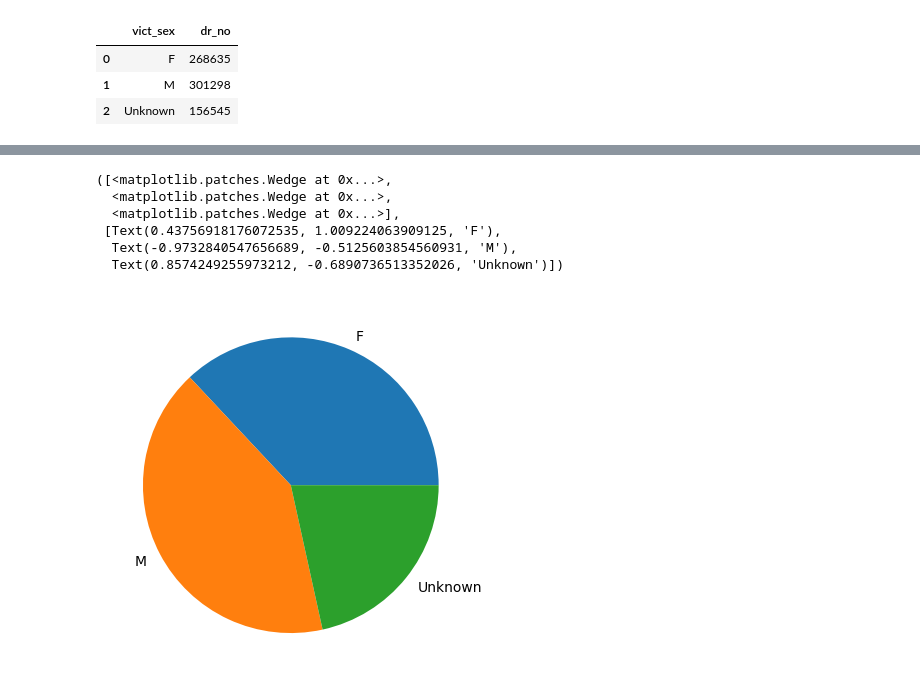
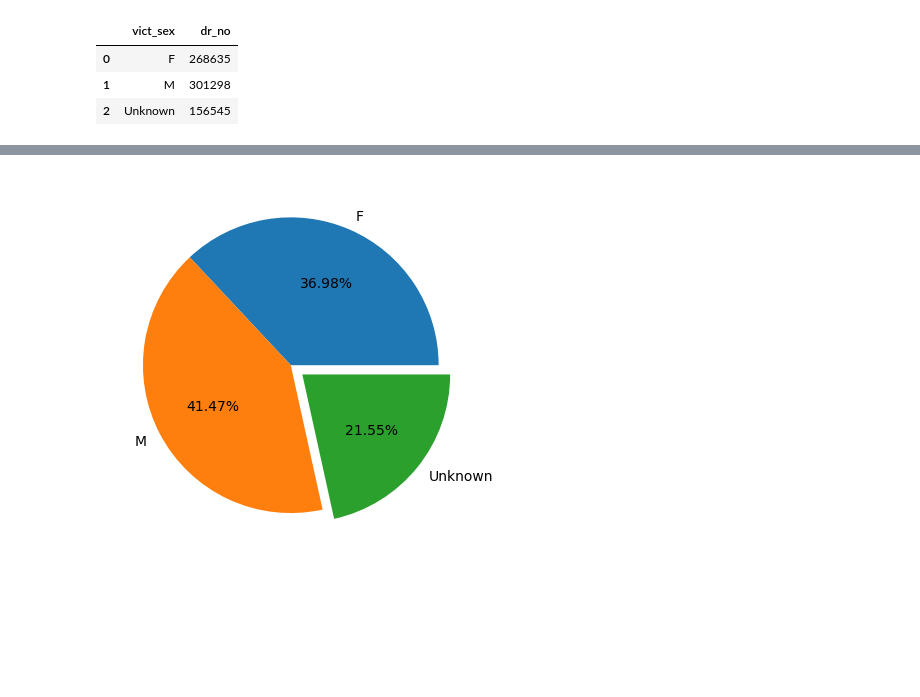
Before and after one commit to avsngh-git/Exploratory-Data-Analysis-Crime-Data, a Jupyter notebook: LA_crime_EDA.ipynb, the cells around one changed output, grey strips where cells are left out. Drawn from its saved outputs; the diff is of its cells as text; code cells hidden in the pictures; blank space fills up the shorter version.

Commit message:
some visualisations

```diff
--- a/LA_crime_EDA.ipynb
+++ b/LA_crime_EDA.ipynb
@@ -339,12 +339,7 @@ fig.show()
 # %%
 # create a pie chart using crime_victim_sex_df using plotly
 import matplotlib.pyplot as plt
-plt.pie(crime_victim_sex_df['dr_no'], labels=crime_victim_sex_df['vict_sex'])
+plt.pie(crime_victim_sex_df['dr_no'], labels=crime_victim_sex_df['vict_sex'], autopct='%0.2f%%', explode = ( 0, 0, 0.1))
+plt.show()
 # %% [output]
-([<matplotlib.patches.Wedge at 0x...>,
-  <matplotlib.patches.Wedge at 0x...>,
-  <matplotlib.patches.Wedge at 0x...>],
- [Text(0.43756918176072535, 1.009224063909125, 'F'),
-  Text(-0.9732840547656689, -0.5125603854560931, 'M'),
-  Text(0.8574249255973212, -0.6890736513352026, 'Unknown')])
-[figure, old version]
+[figure, new version]
```
